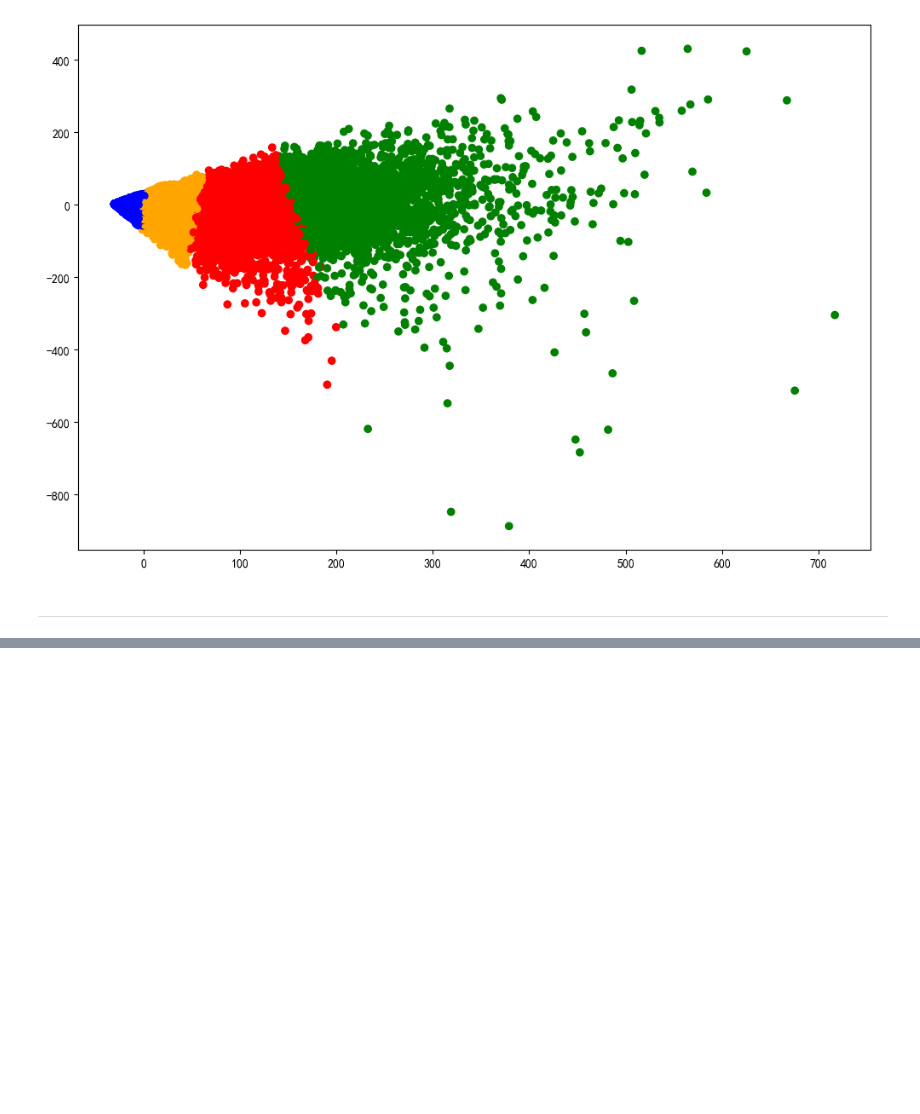
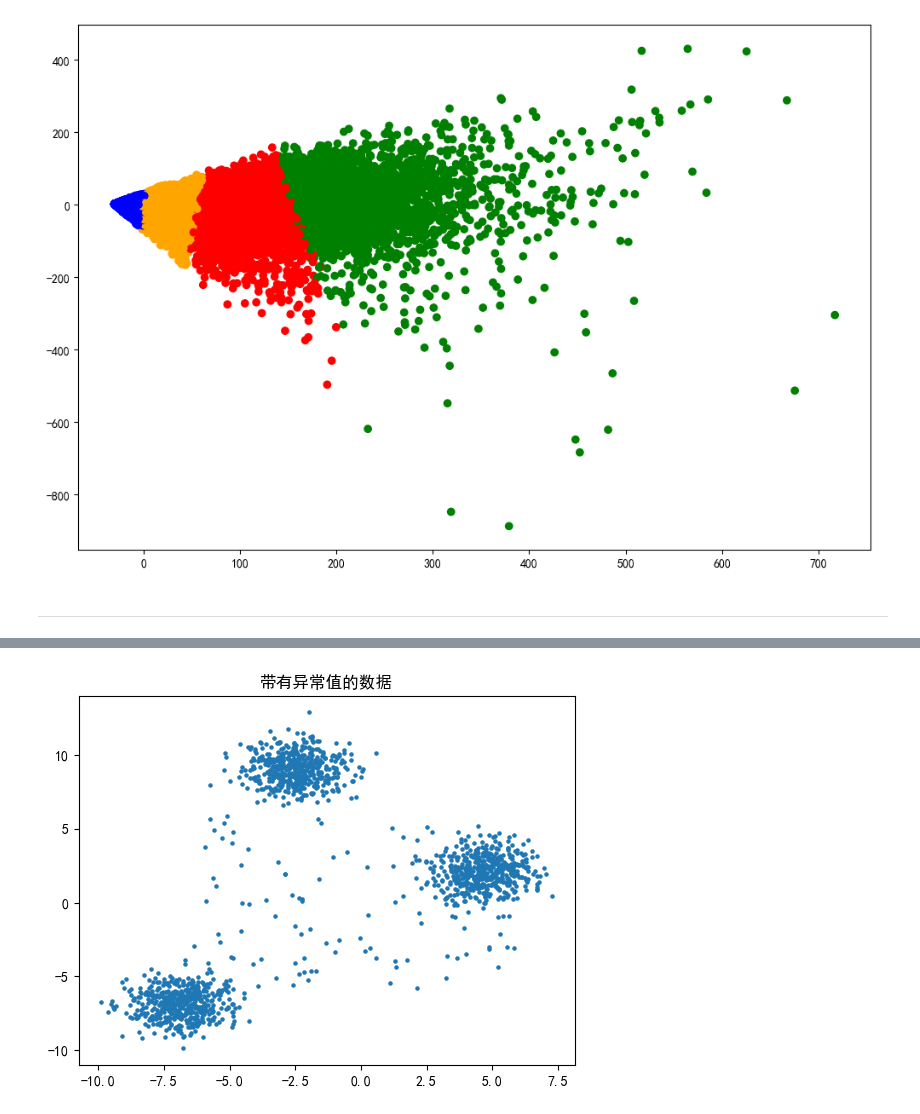
Before and after one commit to wjaren/AI, a Jupyter notebook: machine_learning/clustering.ipynb, the cells around one changed output, grey strips where cells are left out. Saved outputs shown, nothing was run; the diff lists cells and outputs as text; code cells hidden in the pictures; blank space fills up the shorter version.

```diff
--- a/machine_learning/clustering.ipynb
+++ b/machine_learning/clustering.ipynb
@@ -175,0 +187,12 @@ df.head()
+# %%
+X, y = make_blobs(n_samples=1500, random_state=42)
+
+# 添加一些异常值
+rng = np.random.RandomState(42)
+X = np.concatenate([X, rng.uniform(low=-6, high=6, size=(100, 2))], axis=0)
+
+plt.scatter(X[:, 0], X[:, 1], s=5)
+plt.title('带有异常值的数据')
+plt.show()
+# %% [output]
+[figure, added]
```
Also changed, not shown: parts of 8 cells of this notebook, 4 other files.
